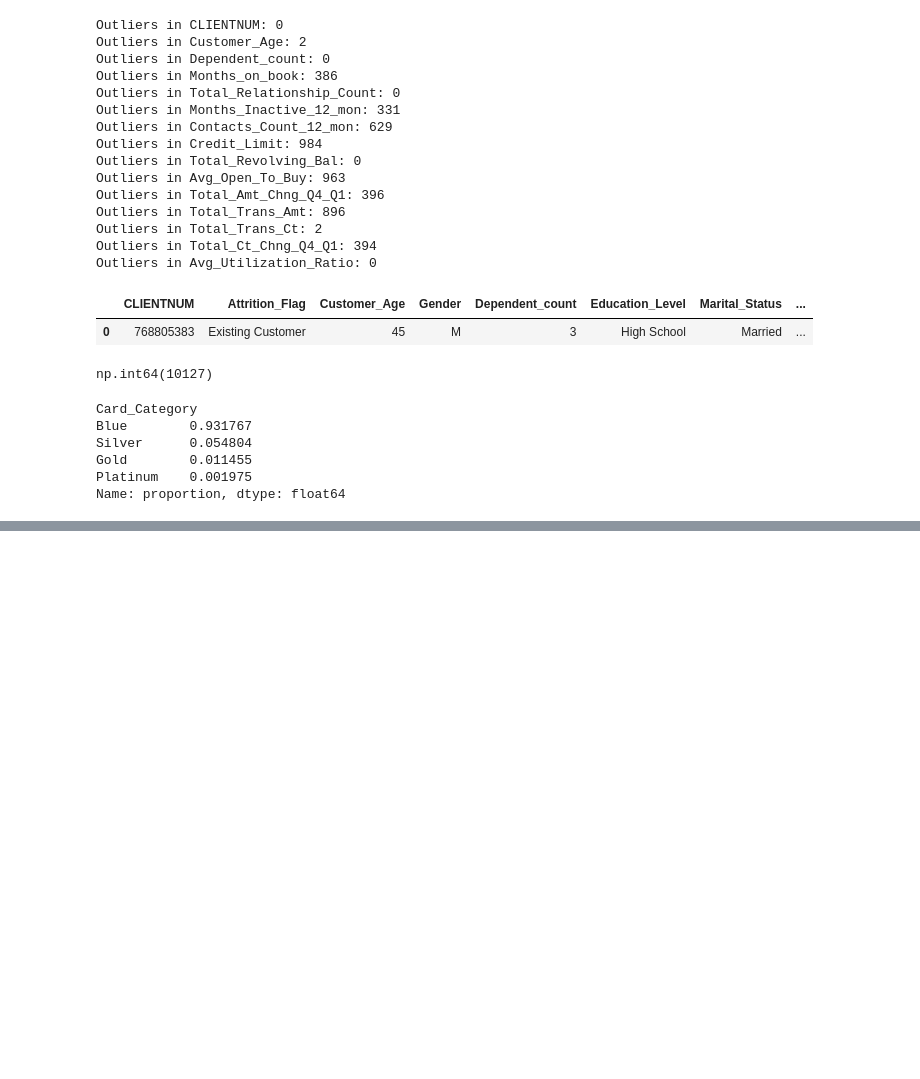
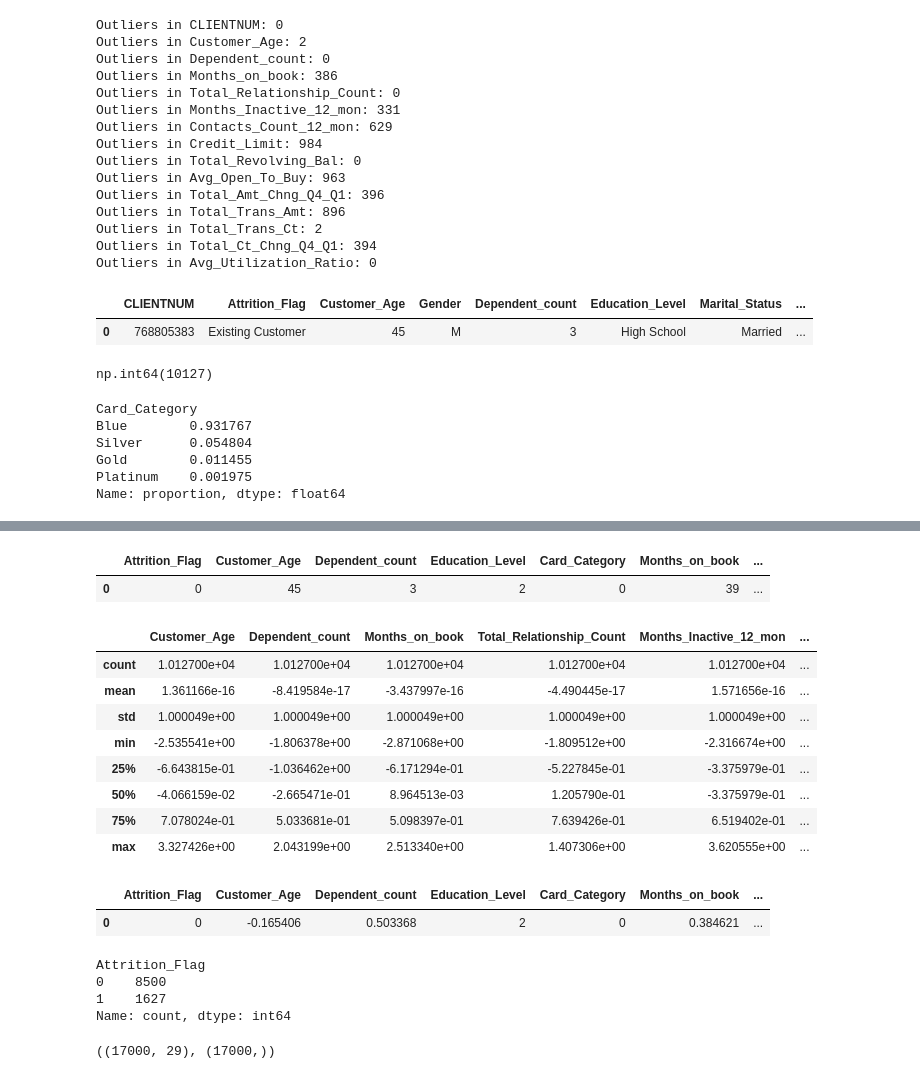
Before and after one commit to arfat122/Machine-Learning, a Jupyter notebook: Bank Churn Prediction/Churn_Prediction.ipynb, the cells around one changed output, grey strips where cells are left out. Saved outputs shown, nothing was run; the diff lists cells and outputs as text; code cells hidden in the pictures; blank space fills up the shorter version.

```diff
--- a/Bank Churn Prediction/Churn_Prediction.ipynb
+++ b/Bank Churn Prediction/Churn_Prediction.ipynb
@@ -136,0 +163,41 @@ Name: proportion, dtype: float64
+# %%
+df.head(1)
+# %% [output]
+|  | Attrition_Flag | Customer_Age | Dependent_count | Education_Level | Card_Category | Months_on_book | ... |
+| 0 | 0 | 45 | 3 | 2 | 0 | 39 | ... |
+# %%
+df['Amt_per_trx'] = df['Total_Trans_Amt']/df['Total_Trans_Ct']
+# %%
+num_cols = ['Customer_Age', 'Dependent_count', 'Months_on_book', 'Total_Relationship_Count',
+            'Months_Inactive_12_mon', 'Contacts_Count_12_mon', 'Credit_Limit', 'Total_Revolving_Bal',
+            'Avg_Open_To_Buy', 'Total_Amt_Chng_Q4_Q1', 'Total_Trans_Amt','Total_Trans_Ct',
+            'Total_Ct_Chng_Q4_Q1', 'Avg_Utilization_Ratio', 'Amt_per_trx']
+# %%
+X = df.copy()
+# %%
+scaler = StandardScaler()
+X[num_cols] = scaler.fit_transform(X[num_cols])
+# %%
+X[num_cols].describe()
+# %% [output]
+|  | Customer_Age | Dependent_count | Months_on_book | Total_Relationship_Count | Months_Inactive_12_mon | ... |
+| count | 1.012700e+04 | 1.012700e+04 | 1.012700e+04 | 1.012700e+04 | 1.012700e+04 | ... |
+| mean | 1.361166e-16 | -8.419584e-17 | -3.437997e-16 | -4.490445e-17 | 1.571656e-16 | ... |
+| std | 1.000049e+00 | 1.000049e+00 | 1.000049e+00 | 1.000049e+00 | 1.000049e+00 | ... |
+| min | -2.535541e+00 | -1.806378e+00 | -2.871068e+00 | -1.809512e+00 | -2.316674e+00 | ... |
+| 25% | -6.643815e-01 | -1.036462e+00 | -6.171294e-01 | -5.227845e-01 | -3.375979e-01 | ... |
+| 50% | -4.066159e-02 | -2.665471e-01 | 8.964513e-03 | 1.205790e-01 | -3.375979e-01 | ... |
+| 75% | 7.078024e-01 | 5.033681e-01 | 5.098397e-01 | 7.639426e-01 | 6.519402e-01 | ... |
+| max | 3.327426e+00 | 2.043199e+00 | 2.513340e+00 | 1.407306e+00 | 3.620555e+00 | ... |
+# %%
+X.head(1)
+# %% [output]
+|  | Attrition_Flag | Customer_Age | Dependent_count | Education_Level | Card_Category | Months_on_book | ... |
+| 0 | 0 | -0.165406 | 0.503368 | 2 | 0 | 0.384621 | ... |
+# %%
+X['Attrition_Flag'].value_counts()
+# %% [output]
+Attrition_Flag
+0    8500
+1    1627
+Name: count, dtype: int64
@@ -136,0 +210,4 @@ Name: proportion, dtype: float64
+# %%
+x_resampled.shape, y_resampled.shape
+# %% [output]
+((17000, 29), (17000,))
```
Also changed, not shown: parts of 38 cells of this notebook.
